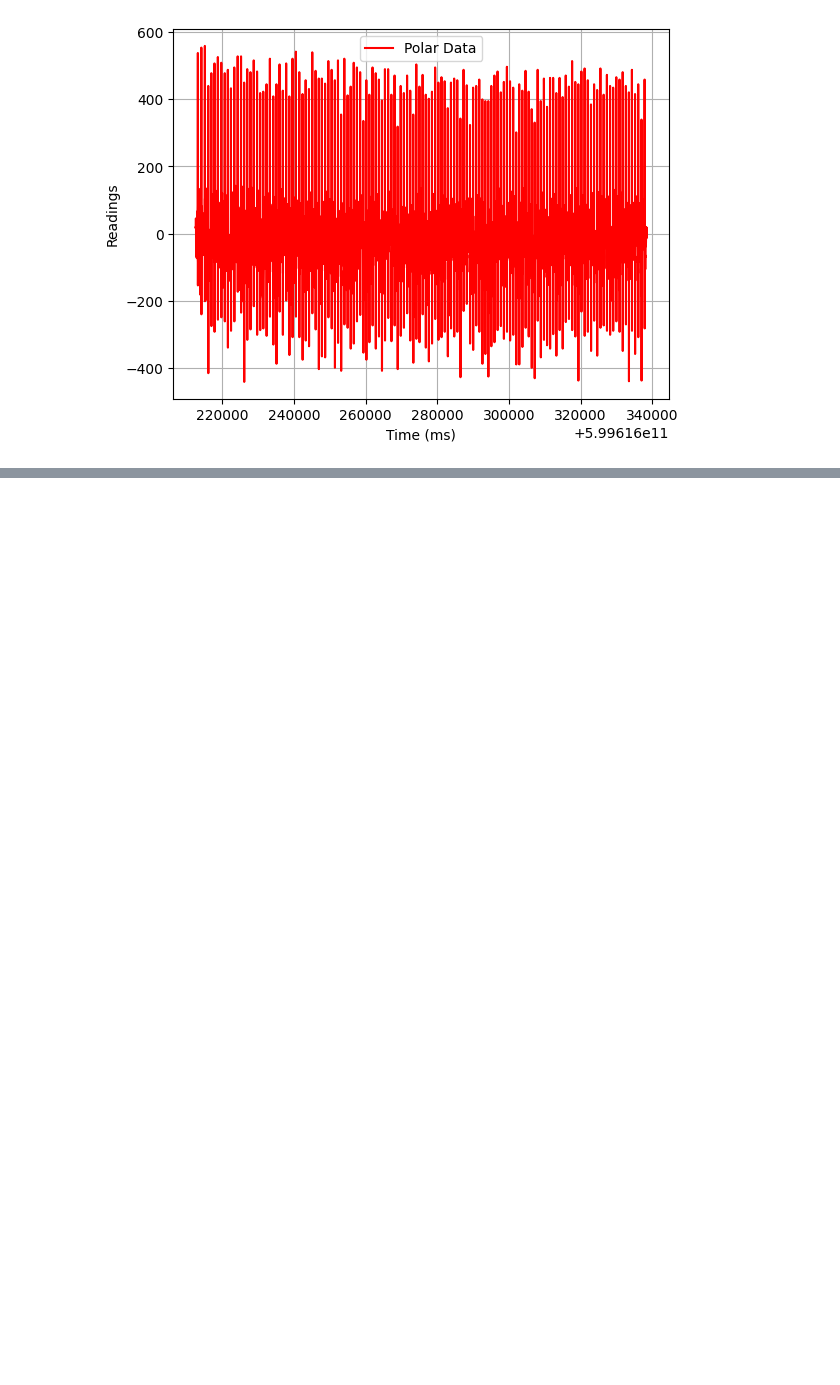
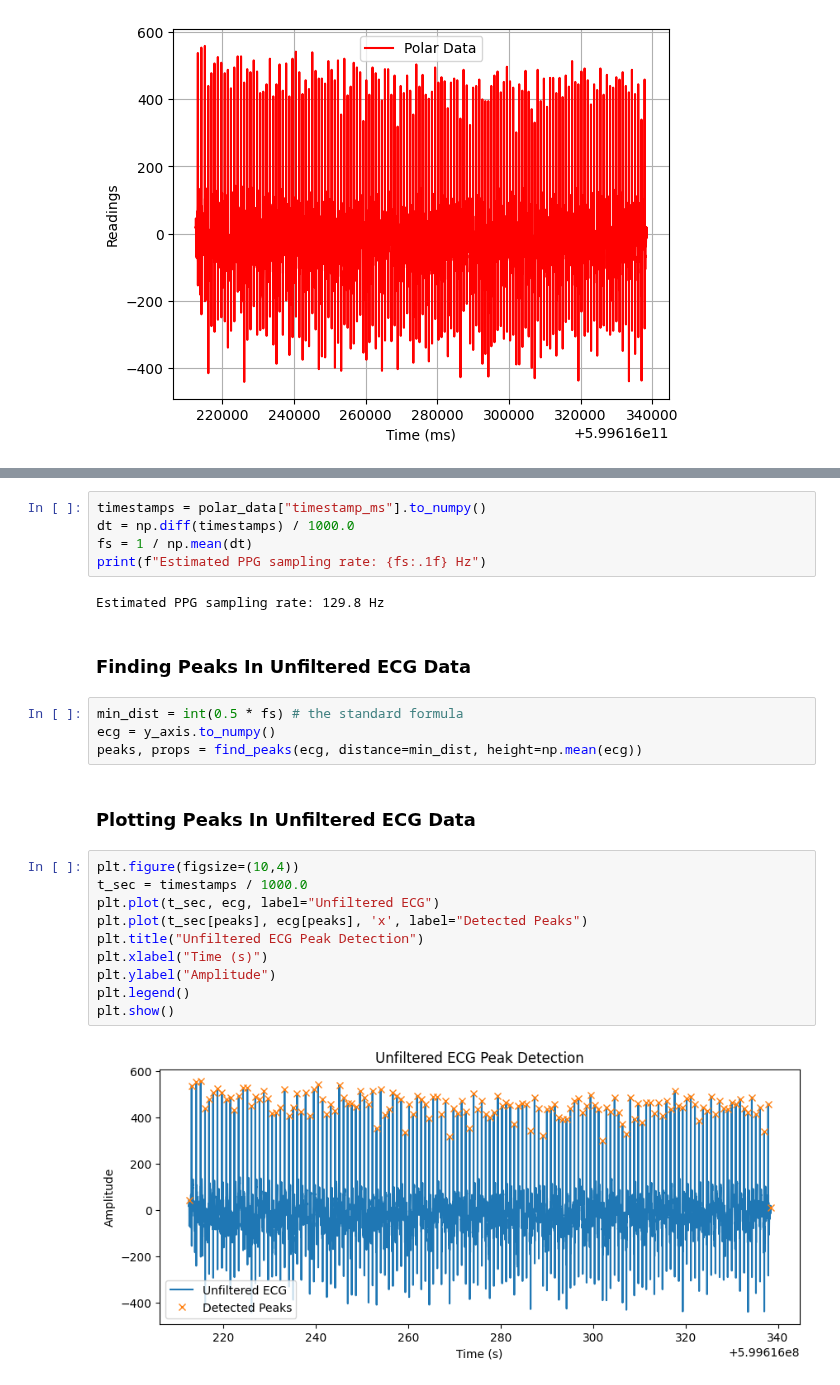
Before and after one commit to Showmick119/Benchmarking-Signal-Processing-Packages, a Jupyter notebook: polar.ipynb, the cells around one changed output, grey strips where cells are left out. Cells and saved outputs as stored; diff of their text form; blank space fills up the shorter version.

```diff
--- a/polar.ipynb
+++ b/polar.ipynb
@@ -31,0 +64,27 @@ plt.show()
+# %%
+timestamps = polar_data["timestamp_ms"].to_numpy()
+dt = np.diff(timestamps) / 1000.0
+fs = 1 / np.mean(dt)
+print(f"Estimated PPG sampling rate: {fs:.1f} Hz")
+# %% [output]
+Estimated PPG sampling rate: 129.8 Hz
+# %% [markdown]
+### **Finding Peaks In Unfiltered ECG Data**
+# %%
+min_dist = int(0.5 * fs) # the standard formula
+ecg = y_axis.to_numpy()
+peaks, props = find_peaks(ecg, distance=min_dist, height=np.mean(ecg))
+# %% [markdown]
+### **Plotting Peaks In Unfiltered ECG Data**
+# %%
+plt.figure(figsize=(10,4))
+t_sec = timestamps / 1000.0
+plt.plot(t_sec, ecg, label="Unfiltered ECG")
+plt.plot(t_sec[peaks], ecg[peaks], 'x', label="Detected Peaks")
+plt.title("Unfiltered ECG Peak Detection")
+plt.xlabel("Time (s)")
+plt.ylabel("Amplitude")
+plt.legend()
+plt.show()
+# %% [output]
+[figure, added]
```
Also changed, not shown: parts of 20 cells of this notebook.
